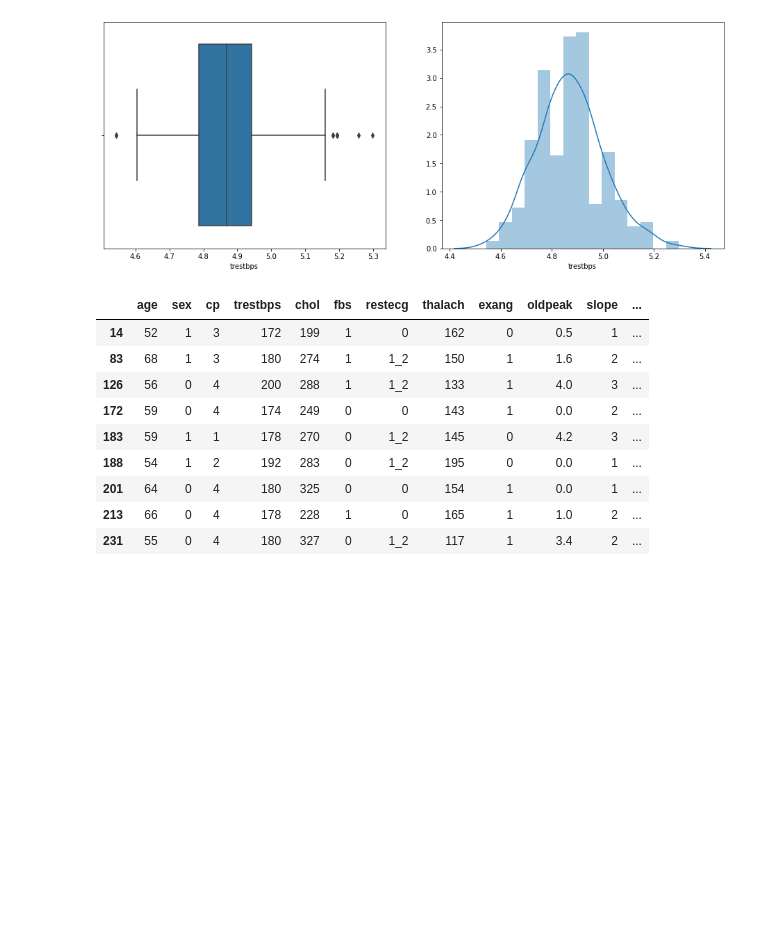
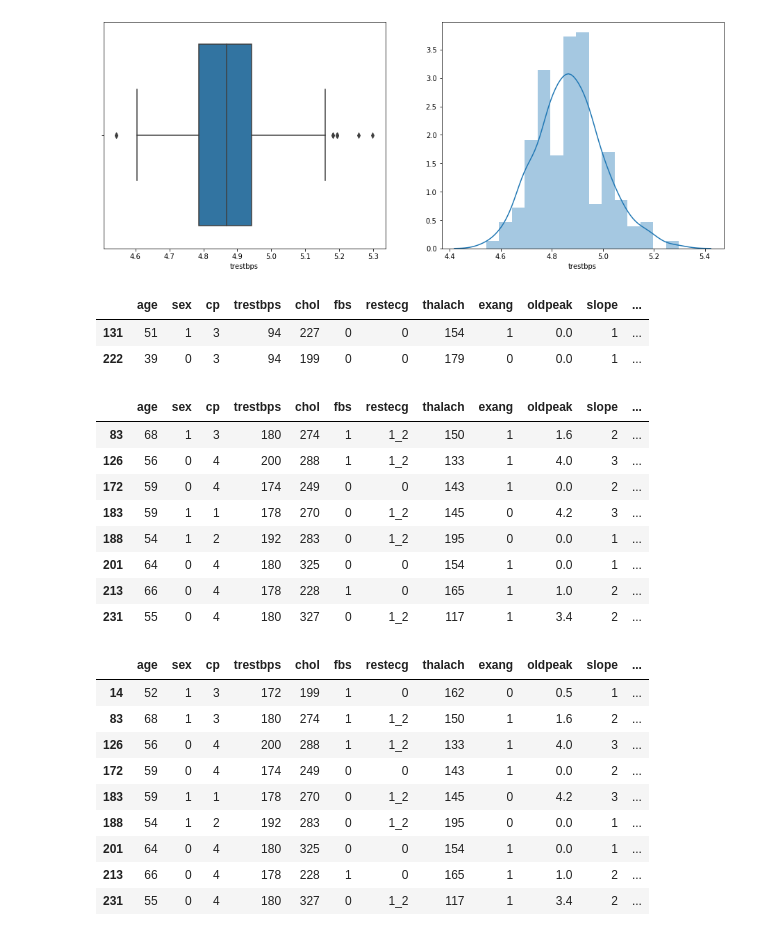
Before and after one commit to prateekkohli1992/logistic_1, a Jupyter notebook: EDA_1.ipynb, the cells around one changed output. Saved outputs shown, nothing was run; the diff lists cells and outputs as text; code cells hidden in the pictures; blank space fills up the shorter version.

```diff
--- a/EDA_1.ipynb
+++ b/EDA_1.ipynb
@@ -375,6 +375,24 @@ sns.distplot(np.log(data_numeric['trestbps']),bins=15,ax=ax[1])
 plt.show()
 # %% [output]
 [figure]
+# %%
+data.loc[np.log(data_numeric['trestbps'])<4.6,:]
+# %% [output]
+|  | age | sex | cp | trestbps | chol | fbs | restecg | thalach | exang | oldpeak | slope | ... |
+| 131 | 51 | 1 | 3 | 94 | 227 | 0 | 0 | 154 | 1 | 0.0 | 1 | ... |
+| 222 | 39 | 0 | 3 | 94 | 199 | 0 | 0 | 179 | 0 | 0.0 | 1 | ... |
+# %%
+data.loc[np.log(data_numeric['trestbps'])>5.15,:]
+# %% [output]
+|  | age | sex | cp | trestbps | chol | fbs | restecg | thalach | exang | oldpeak | slope | ... |
+| 83 | 68 | 1 | 3 | 180 | 274 | 1 | 1_2 | 150 | 1 | 1.6 | 2 | ... |
+| 126 | 56 | 0 | 4 | 200 | 288 | 1 | 1_2 | 133 | 1 | 4.0 | 3 | ... |
+| 172 | 59 | 0 | 4 | 174 | 249 | 0 | 0 | 143 | 1 | 0.0 | 2 | ... |
+| 183 | 59 | 1 | 1 | 178 | 270 | 0 | 1_2 | 145 | 0 | 4.2 | 3 | ... |
+| 188 | 54 | 1 | 2 | 192 | 283 | 0 | 1_2 | 195 | 0 | 0.0 | 1 | ... |
+| 201 | 64 | 0 | 4 | 180 | 325 | 0 | 0 | 154 | 1 | 0.0 | 1 | ... |
+| 213 | 66 | 0 | 4 | 178 | 228 | 1 | 0 | 165 | 1 | 1.0 | 2 | ... |
+| 231 | 55 | 0 | 4 | 180 | 327 | 0 | 1_2 | 117 | 1 | 3.4 | 2 | ... |
 # %%
 data_cluster['trestbps']=np.log(data_cluster['trestbps'])
 # %%
```
Also changed, not shown: parts of 5 cells of this notebook, 3 other files.
